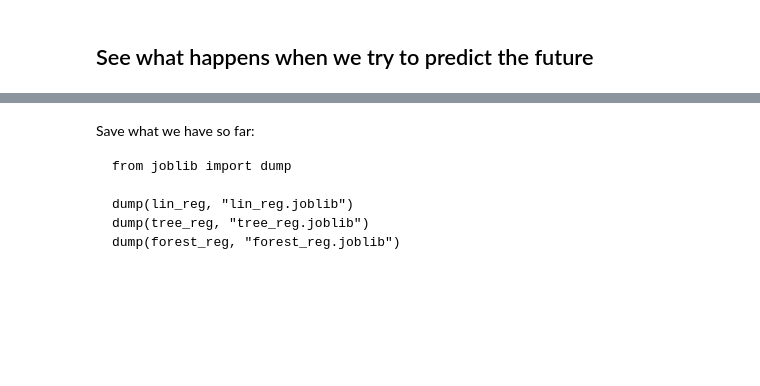
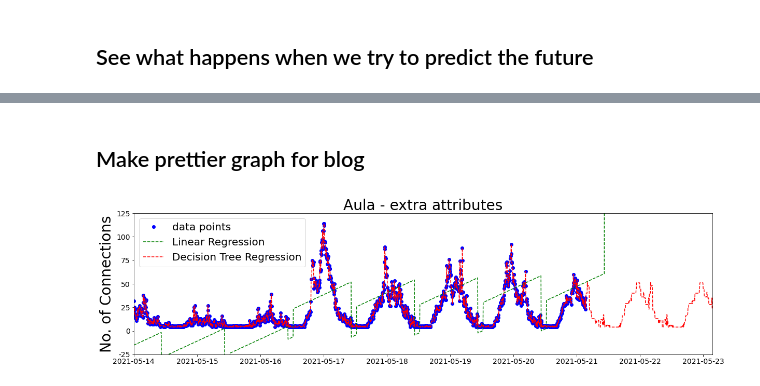
Before and after one commit to sebranchett/wifi_blog, a Jupyter notebook: 02_transform_build_model.ipynb, the cells around one changed output, grey strips where cells are left out. Drawn from its saved outputs; the diff is of its cells as text; code cells hidden in the pictures; blank space fills up the shorter version.

````diff
--- a/02_transform_build_model.ipynb
+++ b/02_transform_build_model.ipynb
@@ -426,9 +427,2 @@ plt.show()
-# %% [markdown]
-Save what we have so far:
-```
-from joblib import dump
-
-dump(lin_reg, "lin_reg.joblib")
-dump(tree_reg, "tree_reg.joblib")
-dump(forest_reg, "forest_reg.joblib")
-```
+# %% [markdown]
+## Make prettier graph for blog
@@ -434,0 +437,47 @@ dump(forest_reg, "forest_reg.joblib")
+# %%
+extra_days = 2
+latest_time_stamp = last_time_stamp + extra_days*86400000 + 300000
+times = list(range(first_time_stamp, latest_time_stamp, 300000))
+
+day_in_milliseconds = 24 * 60 * 60 * 1000
+xticks = []
+xlabels = []
+for eptime in range(first_time_stamp, latest_time_stamp, day_in_milliseconds):
+    xticks.append(eptime)
+    xlabels.append(datetime.date.fromtimestamp(int(eptime/1000)))
+ymin = -25
+ymax = 125
+yticks = range(ymin, ymax+1, 25)
+
+a_building = "20-Aula"
+a_building_data = strat_train_set.loc[strat_train_set["building"] == a_building]
+
+fontsize = 14
+fslegend = 20
+
+title = "Aula"
+if add_day_of_week or add_time_of_day or add_uni_hols or add_weekend or add_academic_yr:
+    title = "Aula - extra attributes"
+# %%
+test = pd.DataFrame()
+test["time_bucket"] = times
+test["building"] = a_building
+test_extra_attribs = crowd_attributes.transform(test)
+test_prepared = full_pipeline.transform(test_extra_attribs)
+lin_preds = lin_reg.predict(test_prepared)
+tree_preds = tree_reg.predict(test_prepared)
+
+plt.figure(figsize=(20,5))
+plt.title(title, fontsize=2*fontsize)
+plt.axis([first_time_stamp, latest_time_stamp, ymin, ymax])
+plt.xticks(ticks=xticks, labels=xlabels, fontsize=fontsize)
+plt.yticks(ticks=yticks, labels=yticks, fontsize=fontsize)
+plt.ylabel("No. of Connections", fontsize=2*fontsize)
+plt.plot(a_building_data["time_bucket"], a_building_data["clientCount"], 'bo', label="data points")
+plt.plot(times, lin_preds, 'g--', label="Linear Regression")
+plt.plot(times, tree_preds, 'r--', label="Decision Tree Regression")
+
+plt.legend(loc='upper left', fontsize=fslegend)
+plt.show()
+# %% [output]
+[figure, added]
````
Also changed, not shown: parts of 13 cells of this notebook.
